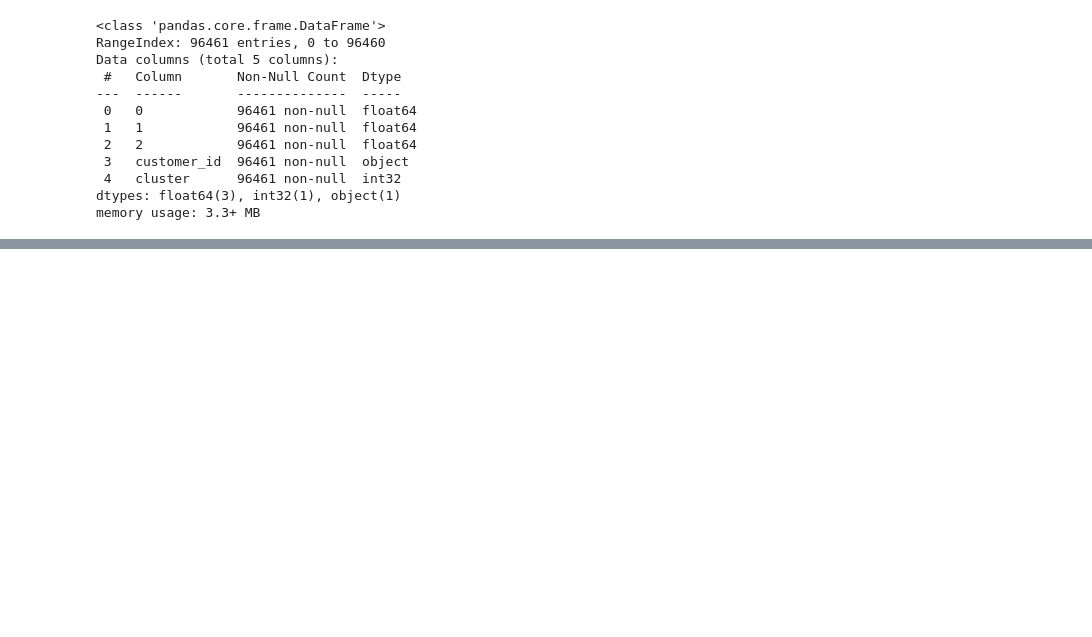
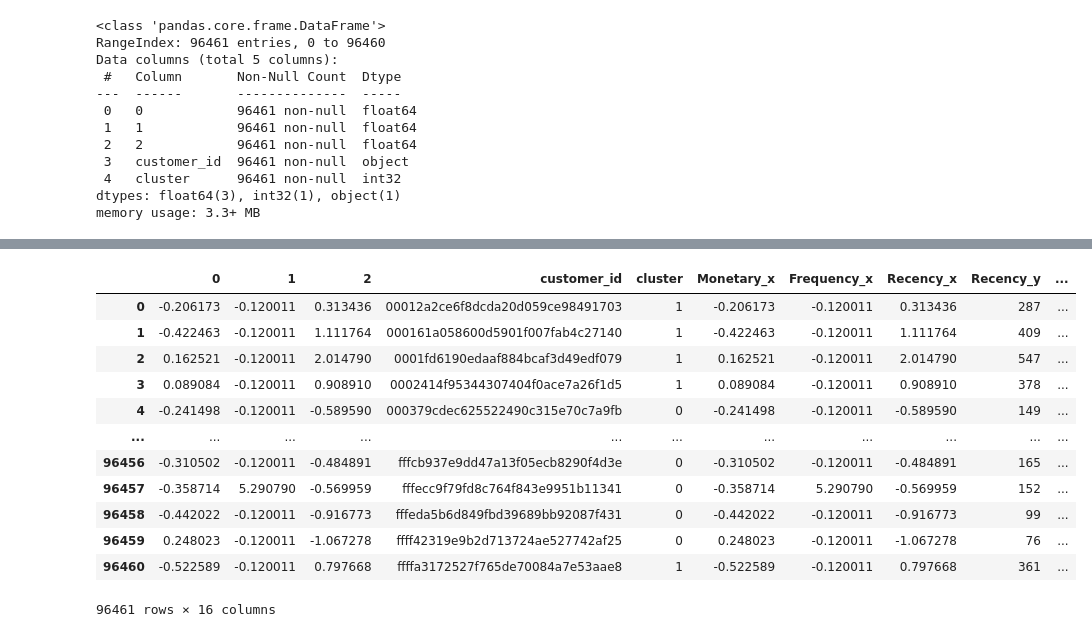
Before and after one commit to tony19415/Brazil-E-Commerce, a Jupyter notebook: 01_data_analysis.ipynb, the cells around one changed output, grey strips where cells are left out. Drawn from its saved outputs; the diff is of its cells as text; code cells hidden in the pictures; blank space fills up the shorter version.

```diff
--- a/01_data_analysis.ipynb
+++ b/01_data_analysis.ipynb
@@ -945,0 +972,18 @@ sns.boxplot(x='cluster', y='Recency', data=rfm_normalized)
+# %%
+trfm_df = rfm_normalized.merge(rfm_df, on='customer_id')
+#trfm_df[['Monetary', 'Frequency', 'Recency', 'RFM_Score', 'cluster']]
+trfm_df
+# %% [output]
+|  | 0 | 1 | 2 | customer_id | cluster | Monetary_x | Frequency_x | Recency_x | Recency_y | ... |
+| 0 | -0.206173 | -0.120011 | 0.313436 | 00012a2ce6f8dcda20d059ce98491703 | 1 | -0.206173 | -0.120011 | 0.313436 | 287 | ... |
+| 1 | -0.422463 | -0.120011 | 1.111764 | 000161a058600d5901f007fab4c27140 | 1 | -0.422463 | -0.120011 | 1.111764 | 409 | ... |
+| 2 | 0.162521 | -0.120011 | 2.014790 | 0001fd6190edaaf884bcaf3d49edf079 | 1 | 0.162521 | -0.120011 | 2.014790 | 547 | ... |
+| 3 | 0.089084 | -0.120011 | 0.908910 | 0002414f95344307404f0ace7a26f1d5 | 1 | 0.089084 | -0.120011 | 0.908910 | 378 | ... |
+| 4 | -0.241498 | -0.120011 | -0.589590 | 000379cdec625522490c315e70c7a9fb | 0 | -0.241498 | -0.120011 | -0.589590 | 149 | ... |
+| ... | ... | ... | ... | ... | ... | ... | ... | ... | ... | ... |
+| 96456 | -0.310502 | -0.120011 | -0.484891 | fffcb937e9dd47a13f05ecb8290f4d3e | 0 | -0.310502 | -0.120011 | -0.484891 | 165 | ... |
+| 96457 | -0.358714 | 5.290790 | -0.569959 | fffecc9f79fd8c764f843e9951b11341 | 0 | -0.358714 | 5.290790 | -0.569959 | 152 | ... |
+| 96458 | -0.442022 | -0.120011 | -0.916773 | fffeda5b6d849fbd39689bb92087f431 | 0 | -0.442022 | -0.120011 | -0.916773 | 99 | ... |
+| 96459 | 0.248023 | -0.120011 | -1.067278 | ffff42319e9b2d713724ae527742af25 | 0 | 0.248023 | -0.120011 | -1.067278 | 76 | ... |
+| 96460 | -0.522589 | -0.120011 | 0.797668 | ffffa3172527f765de70084a7e53aae8 | 1 | -0.522589 | -0.120011 | 0.797668 | 361 | ... |
+96461 rows × 16 columns
```
Also changed, not shown: parts of 12 cells of this notebook, 4 other files.
